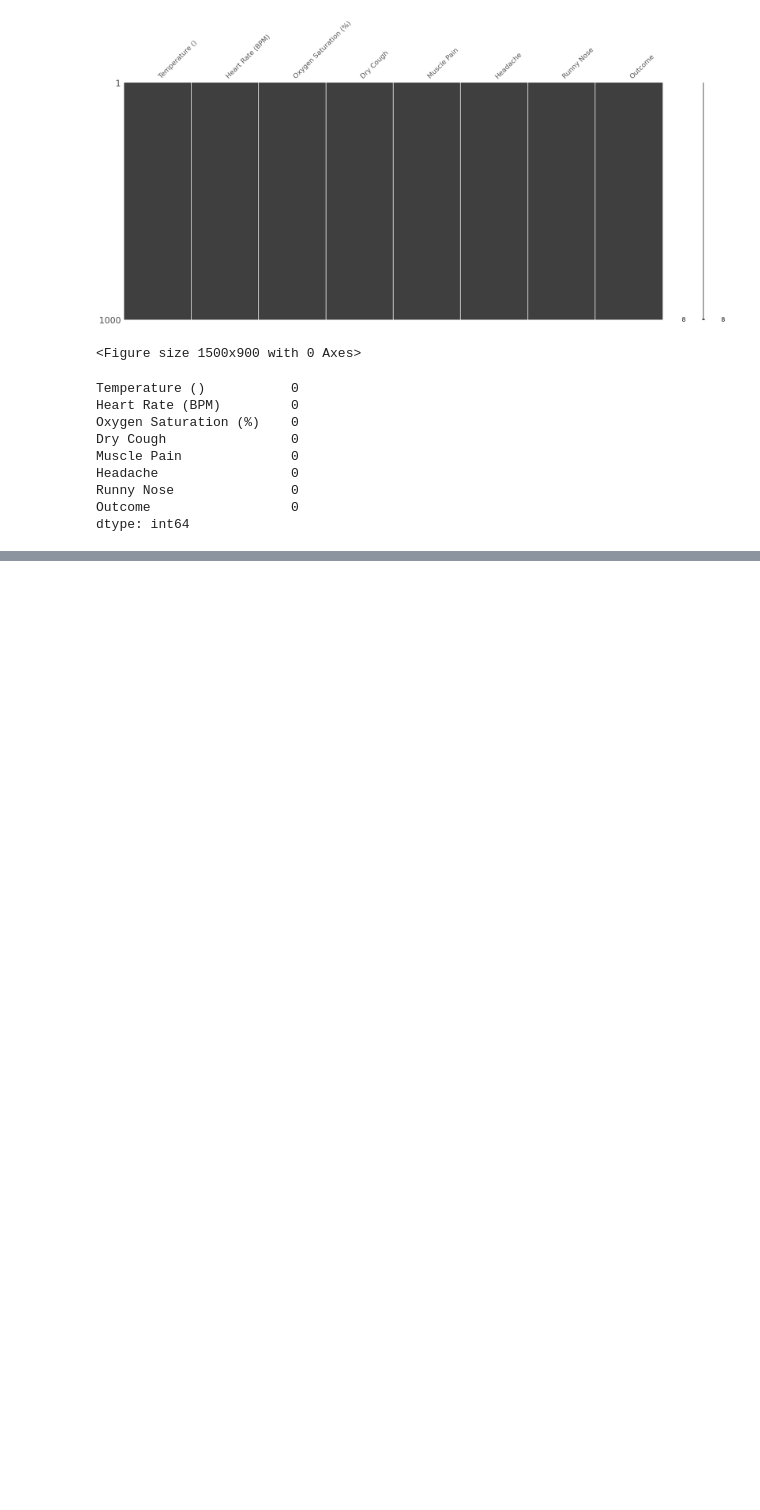
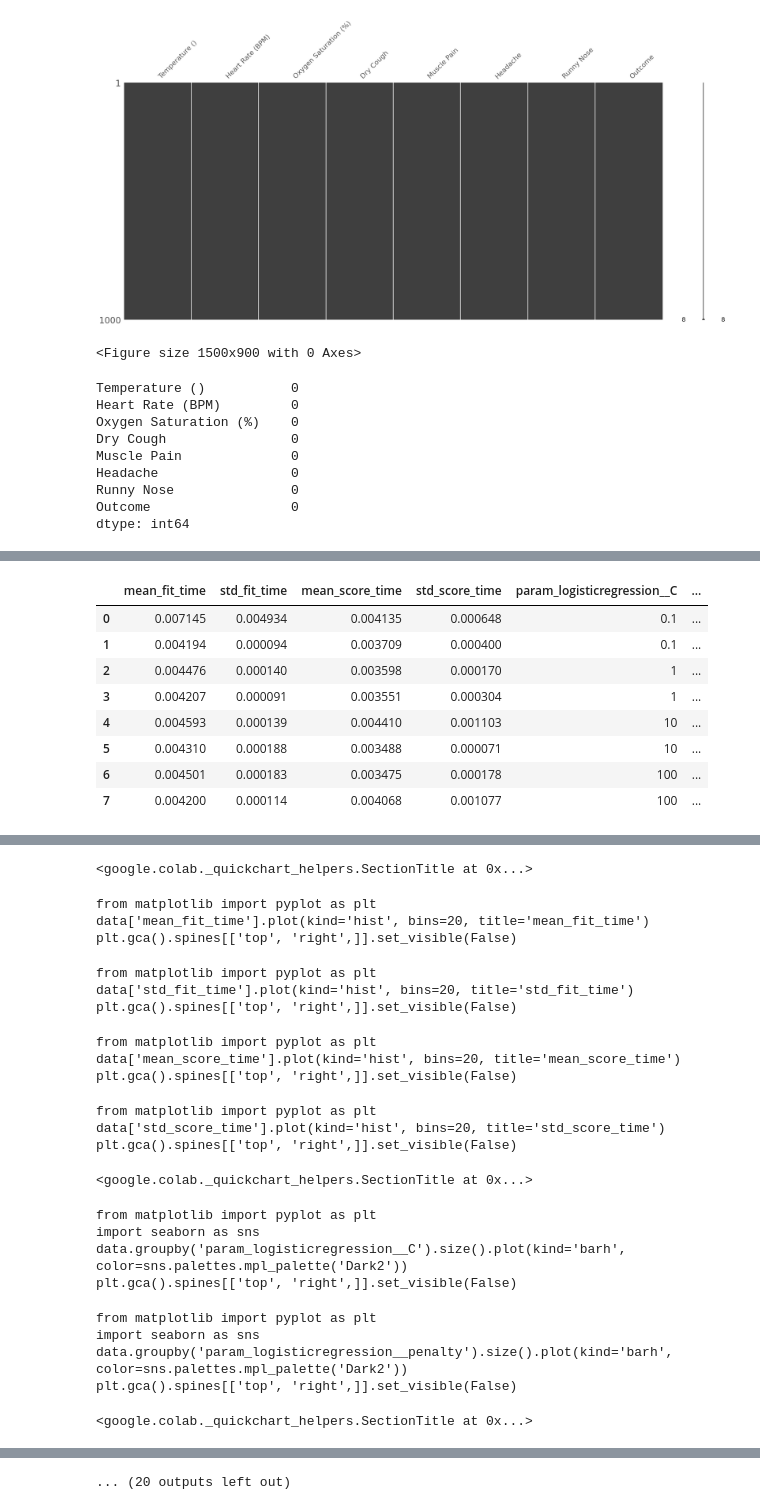
Before and after one commit to SaymaSJ/Arduino, a Jupyter notebook: IoMT.ipynb, the cells around one changed output, grey strips where cells are left out. Saved outputs shown, nothing was run; the diff lists cells and outputs as text; code cells hidden in the pictures; blank space fills up the shorter version.

```diff
--- a/IoMT.ipynb
+++ b/IoMT.ipynb
@@ -146,0 +269,3 @@ fig.show()
+# %%
+X_res = X_res[:1000]
+y_res = y_res[:1000]
@@ -146,0 +288,39 @@ fig.show()
+# %%
+from sklearn.model_selection import GridSearchCV
+model_1 = LogisticRegression()
+
+
+# forest_params = [{'max_depth': list(range(10, 15)), 'max_features': list(range(0,14))}]
+
+# clf = GridSearchCV(rfc, forest_params, cv = 10, scoring='accuracy')
+
+# clf.fit(X_train, y_train)
+
+# print(clf.best_params_)
+
+# print(clf.best_score_)
+
+
+# Create a pipeline with scaler and logistic regression
+pipe = make_pipeline(StandardScaler(), LogisticRegression(max_iter=1000, solver='saga', tol=0.1))
+
+# Create a parameter grid
+param_grid = {
+    'logisticregression__C': [0.1, 1, 10, 100],
+    'logisticregression__penalty': ['l1', 'l2']
+}
+
+# Create GridSearchCV object
+model_1 = GridSearchCV(pipe, param_grid, cv=5,return_train_score=False,scoring='accuracy' )
+
+# Fit the model
+# grid_search.fit(X, y)
+model_1.fit(X_train, y_train)
+#  return_train_score=False,scoring='f1_macro')
+
+# Print best parameters and best score
+print("Best Parameters:", model_1.best_params_)
+print("Best Score:", model_1.best_score_)
+
+
+model_1.cv_results_
@@ -146,0 +347,13 @@ fig.show()
+# %%
+data = pd.DataFrame(model_1.cv_results_)
+data
+# %% [output]
+|  | mean_fit_time | std_fit_time | mean_score_time | std_score_time | param_logisticregression__C | ... |
+| 0 | 0.007145 | 0.004934 | 0.004135 | 0.000648 | 0.1 | ... |
+| 1 | 0.004194 | 0.000094 | 0.003709 | 0.000400 | 0.1 | ... |
+| 2 | 0.004476 | 0.000140 | 0.003598 | 0.000170 | 1 | ... |
+| 3 | 0.004207 | 0.000091 | 0.003551 | 0.000304 | 1 | ... |
+| 4 | 0.004593 | 0.000139 | 0.004410 | 0.001103 | 10 | ... |
+| 5 | 0.004310 | 0.000188 | 0.003488 | 0.000071 | 10 | ... |
+| 6 | 0.004501 | 0.000183 | 0.003475 | 0.000178 | 100 | ... |
+| 7 | 0.004200 | 0.000114 | 0.004068 | 0.001077 | 100 | ... |
@@ -146,0 +361,23 @@ fig.show()
+<google.colab._quickchart_helpers.SectionTitle at 0x...>
+from matplotlib import pyplot as plt
+data['mean_fit_time'].plot(kind='hist', bins=20, title='mean_fit_time')
+plt.gca().spines[['top', 'right',]].set_visible(False)
+from matplotlib import pyplot as plt
+data['std_fit_time'].plot(kind='hist', bins=20, title='std_fit_time')
+plt.gca().spines[['top', 'right',]].set_visible(False)
+from matplotlib import pyplot as plt
+data['mean_score_time'].plot(kind='hist', bins=20, title='mean_score_time')
+plt.gca().spines[['top', 'right',]].set_visible(False)
+from matplotlib import pyplot as plt
+data['std_score_time'].plot(kind='hist', bins=20, title='std_score_time')
+plt.gca().spines[['top', 'right',]].set_visible(False)
+<google.colab._quickchart_helpers.SectionTitle at 0x...>
+from matplotlib import pyplot as plt
+import seaborn as sns
+data.groupby('param_logisticregression__C').size().plot(kind='barh', color=sns.palettes.mpl_palette('Dark2'))
+plt.gca().spines[['top', 'right',]].set_visible(False)
+from matplotlib import pyplot as plt
+import seaborn as sns
+data.groupby('param_logisticregression__penalty').size().plot(kind='barh', color=sns.palettes.mpl_palette('Dark2'))
+plt.gca().spines[['top', 'right',]].set_visible(False)
+<google.colab._quickchart_helpers.SectionTitle at 0x...>
@@ -146,0 +387 @@ fig.show()
+... (20 outputs left out)
```
Also changed, not shown: parts of 27 cells of this notebook.
